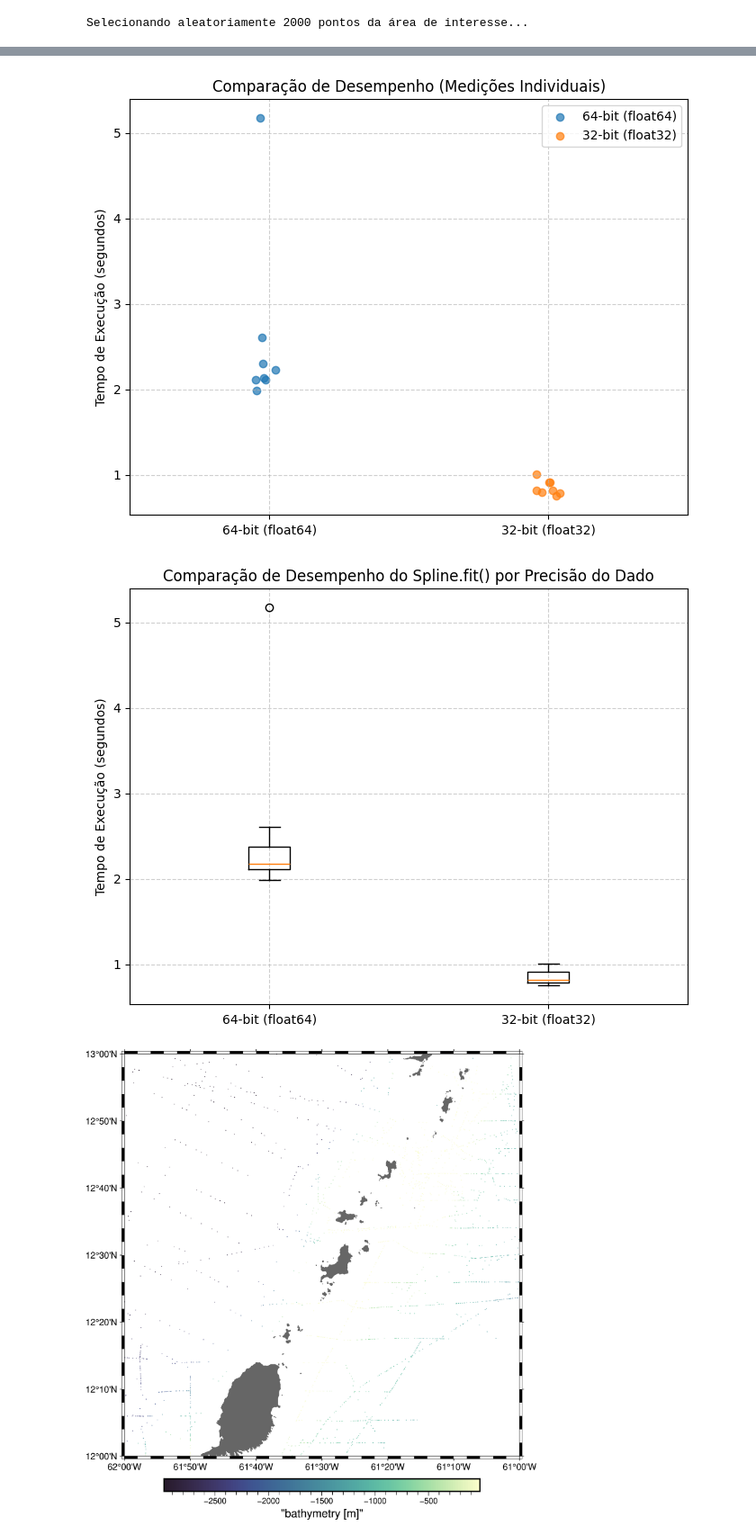
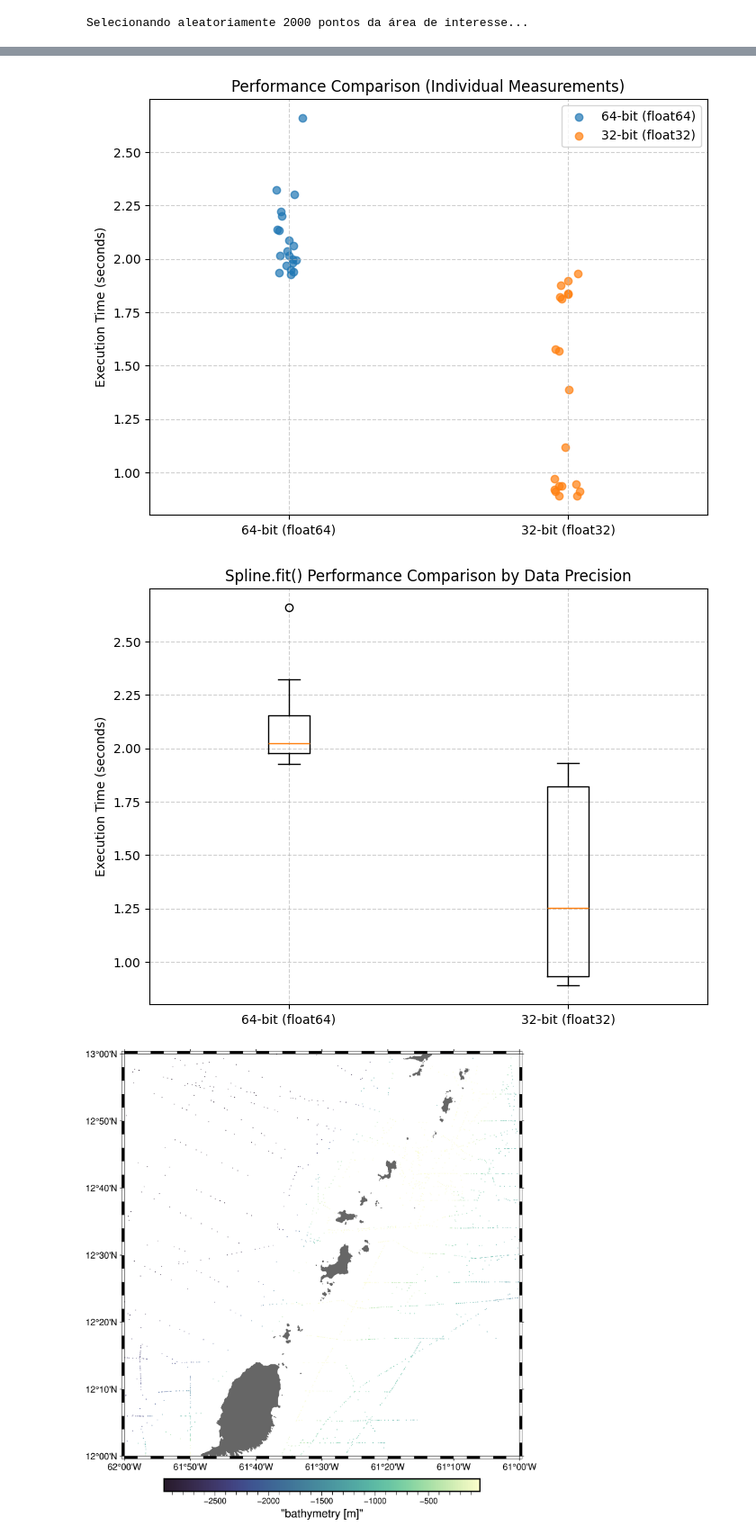
Before and after one commit to BernardoPerS/Fatiando_Modificado, a Jupyter notebook: Testes/teste_verde.ipynb, the cells around one changed output, grey strips where cells are left out. Shown at 90% size. Saved outputs shown, nothing was run; the diff lists cells and outputs as text; code cells hidden in the pictures.

```diff
--- a/Testes/teste_verde.ipynb
+++ b/Testes/teste_verde.ipynb
@@ -120,7 +123,7 @@ Line #      Hits         Time  Per Hit   % Time  Line Contents
 ## Código com benchmarking ##
 resultados_benchmark_spline = []
 # Serão usadas n-1 amostras nas estatísticas
-n_repeticoes = 21
+n_repeticoes = 31
 
 #Realizamos os testes com fit utilizando os 64 bits
 for i in range(n_repeticoes):
@@ -566,39 +575,39 @@ fig, ax = plt.subplots(figsize=(8, 6))
 
 # Posições no eixo X para cada categoria
 x_64 = np.ones(len(tempos_64bit)) # Todos os pontos na posição x=1
 x_32 = np.full(len(tempos_32bit), 2) # Todos os pontos na posição x=2
 
 # Adicionamos um pequeno "jitter" (ruído) no eixo X para que os pontos
 # não se sobreponham perfeitamente, facilitando a visualização.
 jitter_strength = 0.05
 x_64_jitter = x_64 + np.random.uniform(-jitter_strength, jitter_strength, len(x_64))
 x_32_jitter = x_32 + np.random.uniform(-jitter_strength, jitter_strength, len(x_32))
 
 # Plotando os pontos
 ax.scatter(x_64_jitter, tempos_64bit, alpha=0.7, label="64-bit (float64)")
 ax.scatter(x_32_jitter, tempos_32bit, alpha=0.7, label="32-bit (float32)")
 
 # Configurando o eixo X para mostrar os nomes das categorias
 ax.set_xticks([1, 2])
 ax.set_xticklabels(["64-bit (float64)", "32-bit (float32)"])
 ax.set_xlim(0.5, 2.5) # Limites para centralizar os pontos
-ax.set_title('Comparação de Desempenho (Medições Individuais)')
-ax.set_ylabel('Tempo de Execução (segundos)')
+ax.set_title('Performance Comparison (Individual Measurements)')
+ax.set_ylabel('Execution Time (seconds)')
 ax.grid(True, linestyle='--', alpha=0.6)
 ax.legend()
 #plt.savefig("comparacao_pontos_caribe.png")
 plt.show()
 
 fig, ax = plt.subplots(figsize=(8, 6))
 ax.boxplot([tempos_64bit, tempos_32bit], labels=["64-bit (float64)", "32-bit (float32)"])
-ax.set_title('Comparação de Desempenho do Spline.fit() por Precisão do Dado')
-ax.set_ylabel('Tempo de Execução (segundos)')
+ax.set_title('Spline.fit() Performance Comparison by Data Precision')
+ax.set_ylabel('Execution Time (seconds)')
 ax.grid(True, linestyle='--', alpha=0.6)
 #plt.savefig("comparacao_precisao_dados_caribe.png")
 plt.show()
 # %% [output]
-[figure, old version]
+[figure, new version]
-[figure, old version]
+[figure, new version]
 # %%
 # Mostrar quanta informação foi utilizada
 
```
Also changed, not shown: parts of 10 cells of this notebook, 1 other file.
